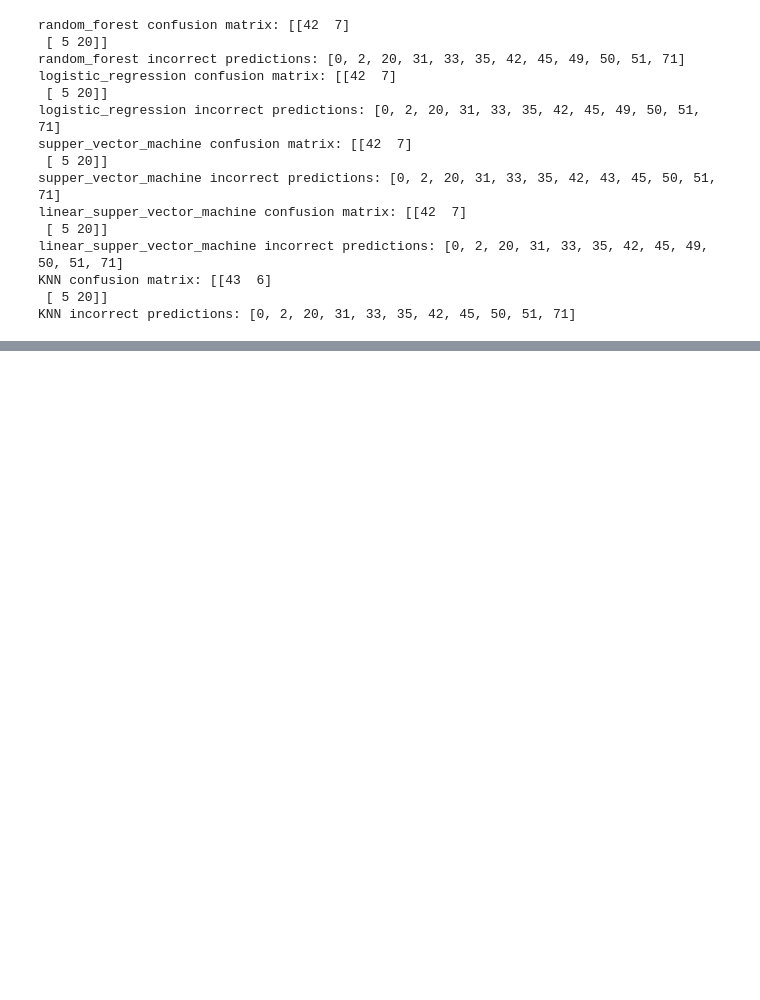
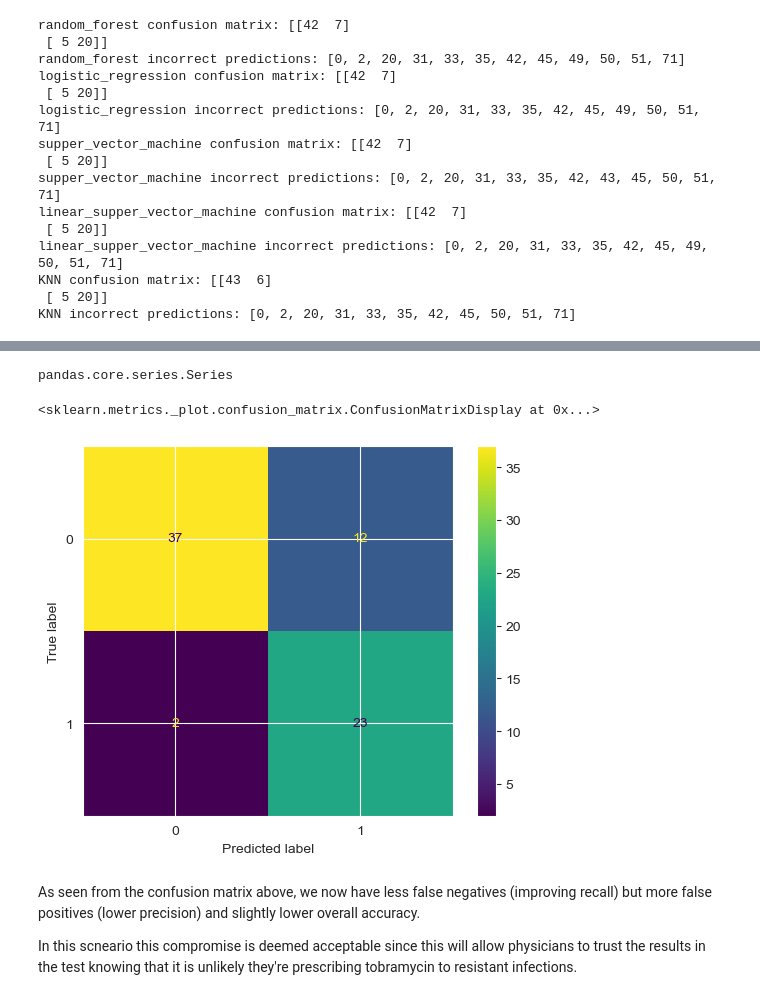
Before and after one commit to grahamgreene88/408-Research-Project, a Jupyter notebook: Antibiotic Resistance Prediction Notebook-Final.ipynb, the cells around one changed output, grey strips where cells are left out. Saved outputs shown, nothing was run; the diff lists cells and outputs as text; code cells hidden in the pictures; blank space fills up the shorter version.

```diff
--- a/Antibiotic Resistance Prediction Notebook-Final.ipynb
+++ b/Antibiotic Resistance Prediction Notebook-Final.ipynb
@@ -729,4 +574,0 @@ Precision: 1.0, Recall: 0.0, Threshold: 0.7028596005617055
-# %%
-prob_preds = rf.predict_proba(X_test)
-threshold = 0.0011111111111111111 # define threshold here
-preds = [1 if prob_preds[i][1]> threshold else 0 for i in range(len(prob_preds))]
@@ -750,0 +666,5 @@ AttributeError: 'PrecisionRecallDisplay' object has no attribute 'thresholds'
+# %%
+# Defining new threshold condition for classiyfing isolates as 0 or 1
+threshold = 0.2343507058408305
+new_y_pred = [1 if prob_preds[i][1]> threshold else 0 for i in range(len(prob_preds))]
+new_y_pred = pd.Series(new_y_pred)
@@ -750,0 +692,16 @@ AttributeError: 'PrecisionRecallDisplay' object has no attribute 'thresholds'
+# %%
+type(y_test)
+# %% [output]
+pandas.core.series.Series
+# %%
+from sklearn.metrics import ConfusionMatrixDisplay
+cm_final = confusion_matrix(y_test, new_y_pred)
+disp = ConfusionMatrixDisplay(confusion_matrix=cm_final, display_labels=lr_final.classes_)
+disp.plot()
+# %% [output]
+<sklearn.metrics._plot.confusion_matrix.ConfusionMatrixDisplay at 0x...>
+[figure, added]
+# %% [markdown]
+As seen from the confusion matrix above, we now have less false negatives (improving recall) but more false positives (lower precision) and slightly lower overall accuracy.
+
+In this scneario this compromise is deemed acceptable since this will allow physicians to trust the results in the test knowing that it is unlikely they're prescribing tobramycin to resistant infections.
```
Also changed, not shown: parts of 41 cells of this notebook.
